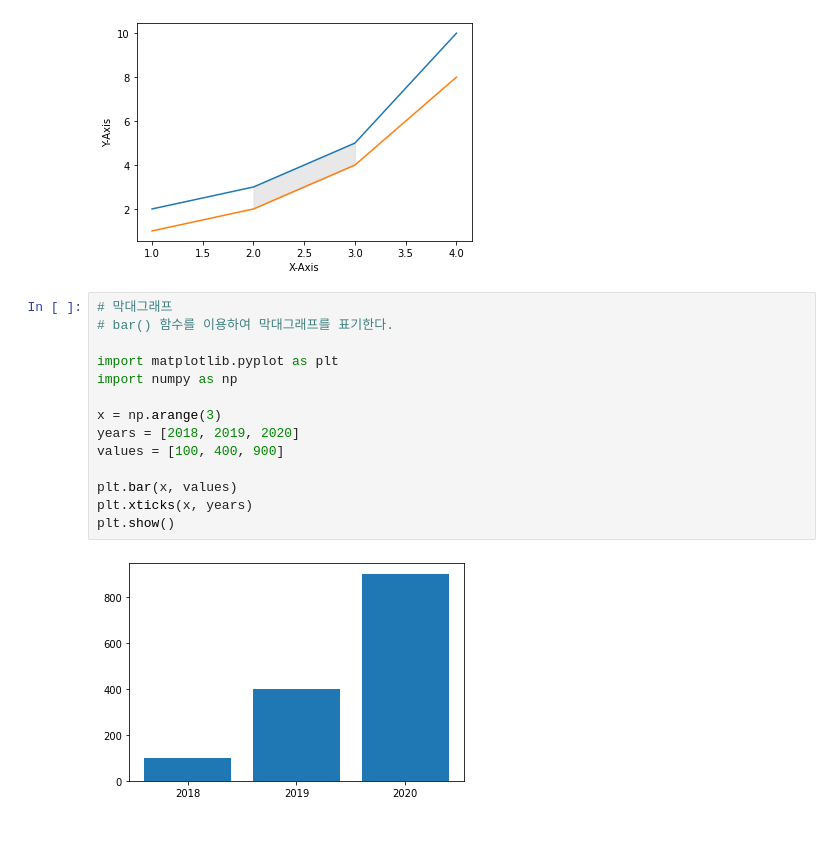
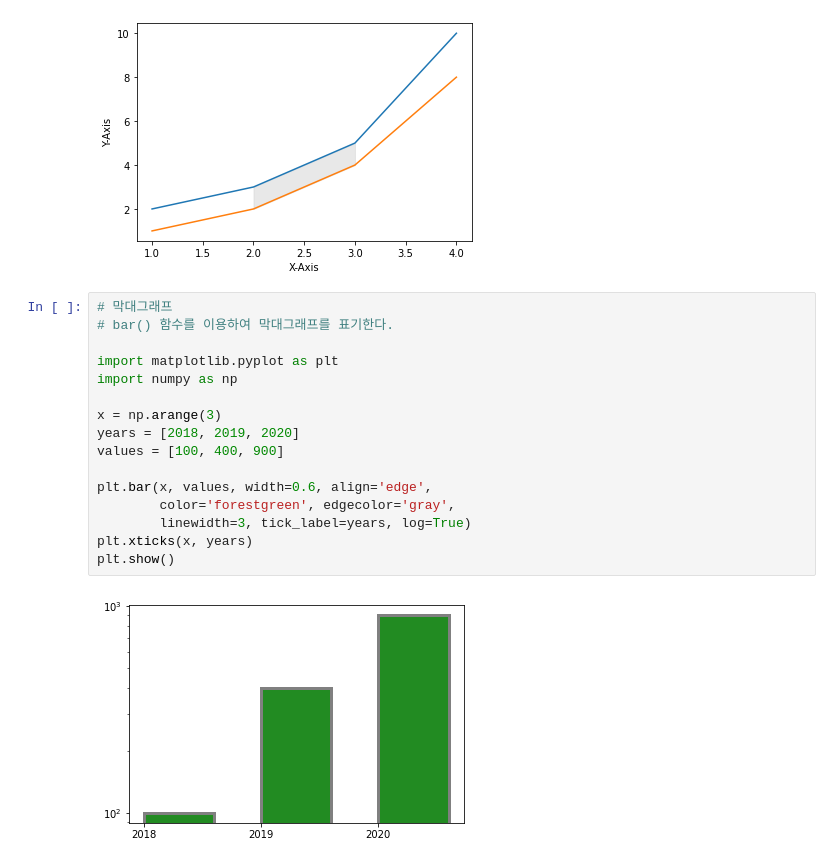
Before and after one commit to goodDev-junhyuk/JupyterNotebook, a Jupyter notebook: Matploblib.ipynb, the cells around one changed output. Drawn from its saved outputs; the diff is of its cells as text; blank space fills up the shorter version.

```diff
--- a/Matploblib.ipynb
+++ b/Matploblib.ipynb
@@ -286,16 +286,18 @@ plt.show()
 # %%
 # 막대그래프
 # bar() 함수를 이용하여 막대그래프를 표기한다.
 
 import matplotlib.pyplot as plt
 import numpy as np
 
 x = np.arange(3)
 years = [2018, 2019, 2020]
 values = [100, 400, 900]
 
-plt.bar(x, values)
+plt.bar(x, values, width=0.6, align='edge',
+        color='forestgreen', edgecolor='gray',
+        linewidth=3, tick_label=years, log=True)
 plt.xticks(x, years)
 plt.show()
 # %% [output]
-[figure, old version]
+[figure, new version]
```
Also changed, not shown: parts of 1 cell of this notebook.
